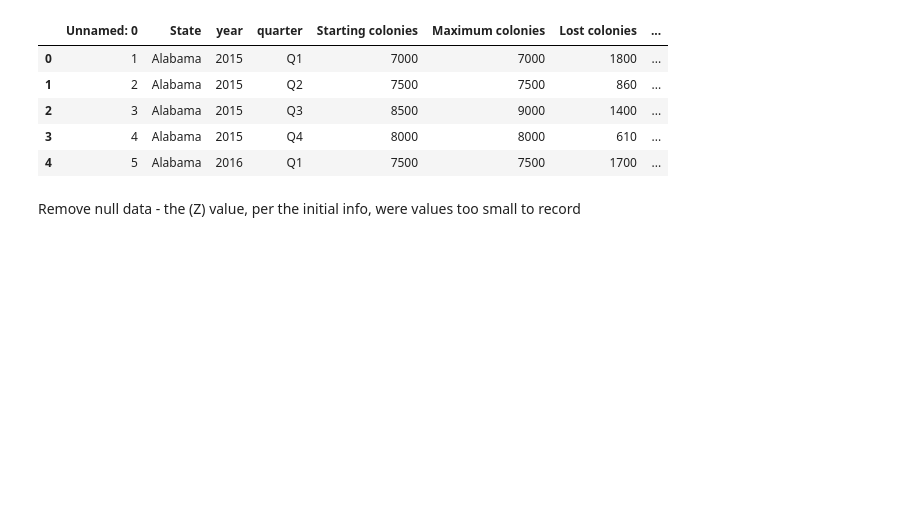
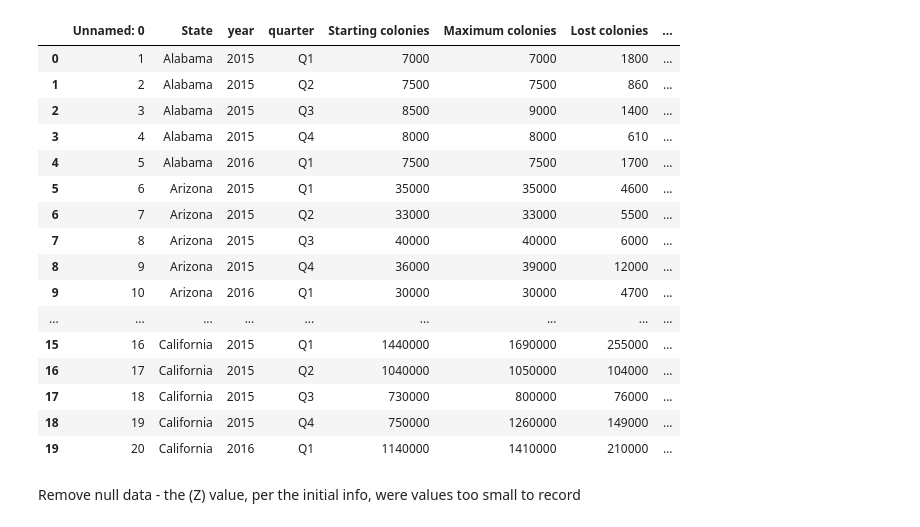
Before and after one commit to squareleaf/bee-colony-loss-capstone, a Jupyter notebook: Bee Colony Capstone - Exploratory Data Analysis.ipynb, the cells around one changed output. Drawn from its saved outputs; the diff is of its cells as text; code cells hidden in the pictures; blank space fills up the shorter version.

```diff
--- a/Bee Colony Capstone - Exploratory Data Analysis.ipynb
+++ b/Bee Colony Capstone - Exploratory Data Analysis.ipynb
@@ -1,18 +1,29 @@
 # %%
 import pandas as pd
 import numpy as np
 import seaborn as sns
 import matplotlib.pyplot as plt
 
 bee_colony_data = pd.read_csv('all_merged.csv')
-bee_colony_data.head(n=5)
+bee_colony_data.head(n=20)
 # %% [output]
 |  | Unnamed: 0 | State | year | quarter | Starting colonies | Maximum colonies | Lost colonies | ... |
 | 0 | 1 | Alabama | 2015 | Q1 | 7000 | 7000 | 1800 | ... |
 | 1 | 2 | Alabama | 2015 | Q2 | 7500 | 7500 | 860 | ... |
 | 2 | 3 | Alabama | 2015 | Q3 | 8500 | 9000 | 1400 | ... |
 | 3 | 4 | Alabama | 2015 | Q4 | 8000 | 8000 | 610 | ... |
 | 4 | 5 | Alabama | 2016 | Q1 | 7500 | 7500 | 1700 | ... |
+| 5 | 6 | Arizona | 2015 | Q1 | 35000 | 35000 | 4600 | ... |
+| 6 | 7 | Arizona | 2015 | Q2 | 33000 | 33000 | 5500 | ... |
+| 7 | 8 | Arizona | 2015 | Q3 | 40000 | 40000 | 6000 | ... |
+| 8 | 9 | Arizona | 2015 | Q4 | 36000 | 39000 | 12000 | ... |
+| 9 | 10 | Arizona | 2016 | Q1 | 30000 | 30000 | 4700 | ... |
+| ... | ... | ... | ... | ... | ... | ... | ... | ... |
+| 15 | 16 | California | 2015 | Q1 | 1440000 | 1690000 | 255000 | ... |
+| 16 | 17 | California | 2015 | Q2 | 1040000 | 1050000 | 104000 | ... |
+| 17 | 18 | California | 2015 | Q3 | 730000 | 800000 | 76000 | ... |
+| 18 | 19 | California | 2015 | Q4 | 750000 | 1260000 | 149000 | ... |
+| 19 | 20 | California | 2016 | Q1 | 1140000 | 1410000 | 210000 | ... |
 # %% [markdown]
 Remove null data - the (Z) value, per the initial info, were values too small to record
 # %%
```
Also changed, not shown: 1 other file.
